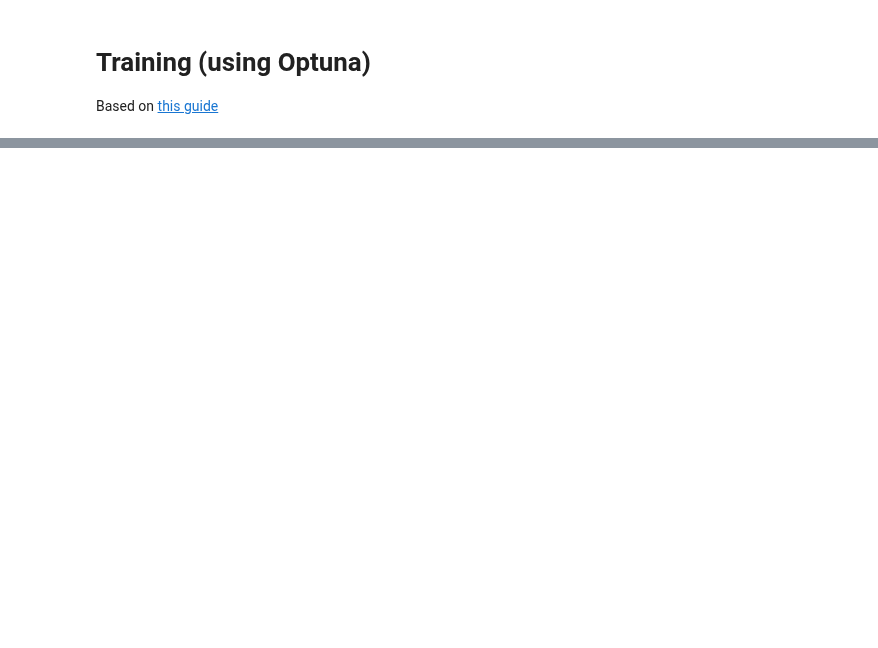
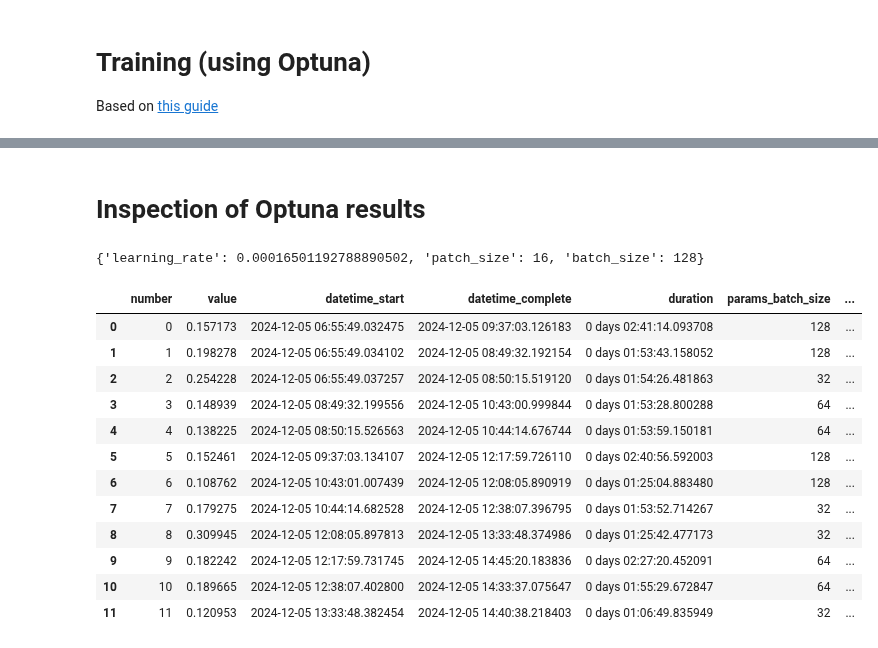
Before and after one commit to Andreas691667/DL24Project, a Jupyter notebook: vit_pretrained.ipynb, the cells around one changed output, grey strips where cells are left out. Drawn from its saved outputs; the diff is of its cells as text; code cells hidden in the pictures; blank space fills up the shorter version.

Commit message:
add testing+optuna code for inspection

```diff
--- a/vit_pretrained.ipynb
+++ b/vit_pretrained.ipynb
@@ -314,0 +354,29 @@ AttributeError: Saving a checkpoint is only possible if a model is attached to t
+# %% [markdown]
+# Inspection of Optuna results
+# %%
+# to load it:
+# https://optuna.readthedocs.io/en/stable/tutorial/10_key_features/005_visualization.html
+import joblib
+from optuna.visualization import plot_optimization_history
+from optuna.visualization import plot_parallel_coordinate
+# study_run1 = joblib.load("logs/vit_pretrained/colab_run1/vit_pretrained_study.pkl")
+study = joblib.load("logs/vit_pretrained/colab_run5/vit_pretrained_study_2024-12-05-14-55.pkl")
+print(study.best_trial.params)
+# %% [output]
+{'learning_rate': 0.00016501192788890502, 'patch_size': 16, 'batch_size': 128}
+# %%
+study.trials_dataframe()
+# %% [output]
+|  | number | value | datetime_start | datetime_complete | duration | params_batch_size | ... |
+| 0 | 0 | 0.157173 | 2024-12-05 06:55:49.032475 | 2024-12-05 09:37:03.126183 | 0 days 02:41:14.093708 | 128 | ... |
+| 1 | 1 | 0.198278 | 2024-12-05 06:55:49.034102 | 2024-12-05 08:49:32.192154 | 0 days 01:53:43.158052 | 128 | ... |
+| 2 | 2 | 0.254228 | 2024-12-05 06:55:49.037257 | 2024-12-05 08:50:15.519120 | 0 days 01:54:26.481863 | 32 | ... |
+| 3 | 3 | 0.148939 | 2024-12-05 08:49:32.199556 | 2024-12-05 10:43:00.999844 | 0 days 01:53:28.800288 | 64 | ... |
+| 4 | 4 | 0.138225 | 2024-12-05 08:50:15.526563 | 2024-12-05 10:44:14.676744 | 0 days 01:53:59.150181 | 64 | ... |
+| 5 | 5 | 0.152461 | 2024-12-05 09:37:03.134107 | 2024-12-05 12:17:59.726110 | 0 days 02:40:56.592003 | 128 | ... |
+| 6 | 6 | 0.108762 | 2024-12-05 10:43:01.007439 | 2024-12-05 12:08:05.890919 | 0 days 01:25:04.883480 | 128 | ... |
+| 7 | 7 | 0.179275 | 2024-12-05 10:44:14.682528 | 2024-12-05 12:38:07.396795 | 0 days 01:53:52.714267 | 32 | ... |
+| 8 | 8 | 0.309945 | 2024-12-05 12:08:05.897813 | 2024-12-05 13:33:48.374986 | 0 days 01:25:42.477173 | 32 | ... |
+| 9 | 9 | 0.182242 | 2024-12-05 12:17:59.731745 | 2024-12-05 14:45:20.183836 | 0 days 02:27:20.452091 | 64 | ... |
+| 10 | 10 | 0.189665 | 2024-12-05 12:38:07.402800 | 2024-12-05 14:33:37.075647 | 0 days 01:55:29.672847 | 64 | ... |
+| 11 | 11 | 0.120953 | 2024-12-05 13:33:48.382454 | 2024-12-05 14:40:38.218403 | 0 days 01:06:49.835949 | 32 | ... |
```
Also changed, not shown: parts of 10 cells of this notebook.
